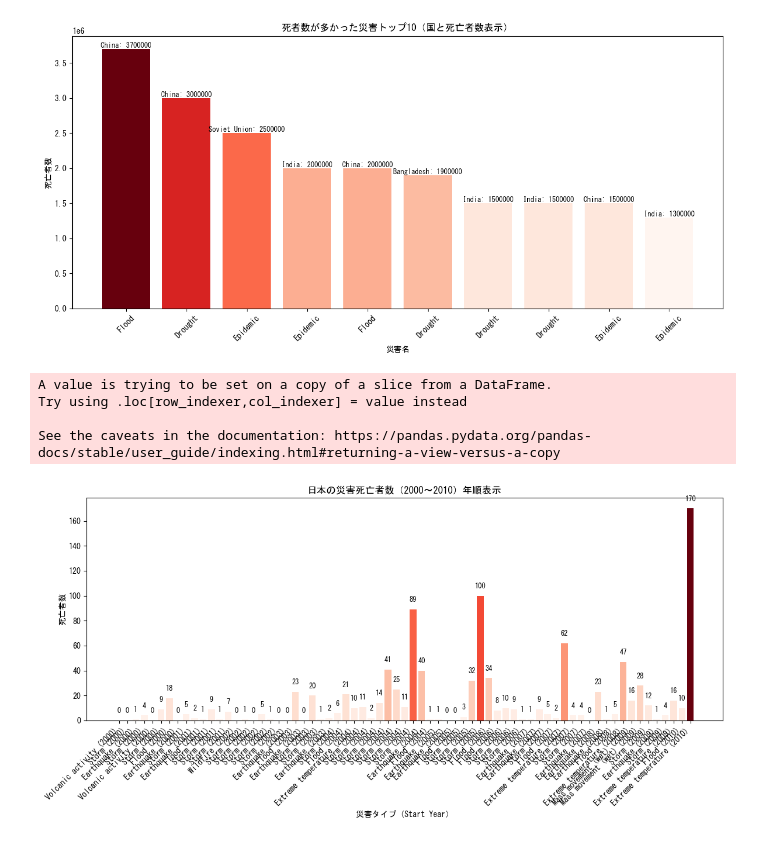
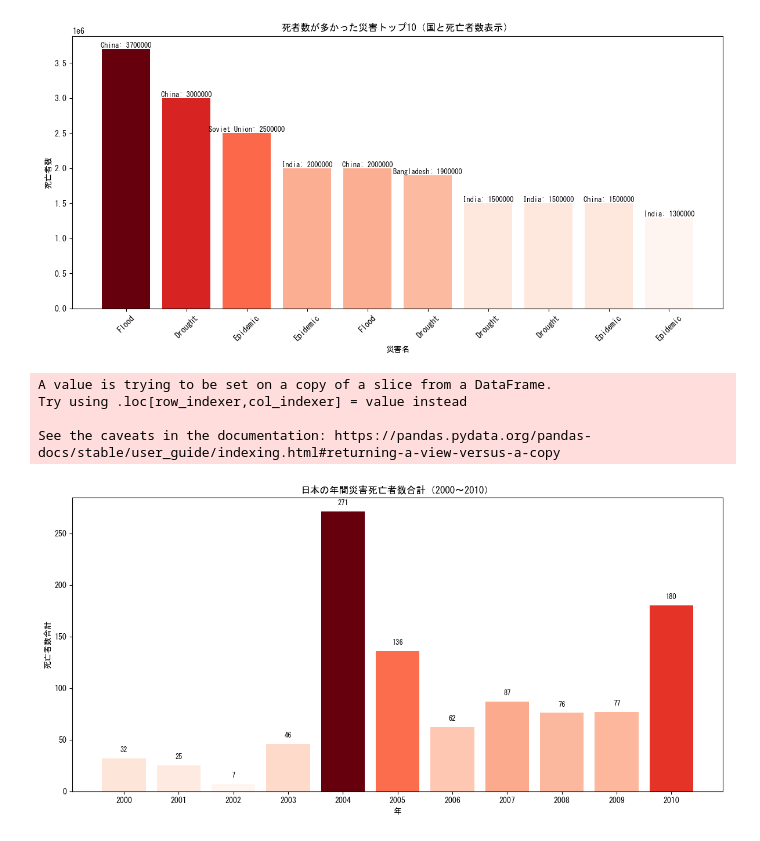
Before and after one commit to awano-kakeru/me, a Jupyter notebook: Week10/disaster challenge part 2.ipynb, the cells around one changed output. Drawn from its saved outputs; the diff is of its cells as text; code cells hidden in the pictures.

```diff
--- a/Week10/disaster challenge part 2.ipynb
+++ b/Week10/disaster challenge part 2.ipynb
@@ -206,67 +231,67 @@ import pandas as pd
 import matplotlib.pyplot as plt
 import matplotlib.colors as mcolors
 
-plt.rcParams['font.family'] = 'MS Gothic'
+plt.rcParams['font.family'] = 'MS Gothic'  # 日本語フォント
 
-def plot_japan_deaths_by_start_year(csv_file, start_year, end_year):
+def plot_japan_yearly_total_deaths(csv_file, start_year, end_year):
     """
-    日本の特定年範囲の災害死亡者数を Start Year 順で可視化
-    NaNは0として扱う
+    日本の年ごとの総死亡者数を1本の棒として表示。
+    start_year 〜 end_year の年数分だけ棒を表示する。
     """
     df = pd.read_csv(csv_file)
 
-    # 日本に絞り、年範囲でフィルタ
-    df_jpn = df[(df['ISO'] == 'JPN') & (df['Start Year'] >= start_year) & (df['Start Year'] <= end_year)]
+    # 日本に絞る
+    df_jpn = df[(df["ISO"] == "JPN") &
+                (df["Start Year"] >= start_year) &
+                (df["Start Year"] <= end_year)]
 
-    if df_jpn.empty:
-        print(f"{start_year}～{end_year}の日本の災害データが見つかりません")
-        return
+    # Total Deaths の NaN を 0 に
+    df_jpn["Total Deaths"] = df_jpn["Total Deaths"].fillna(0)
 
-    # Total Deaths の NaN を 0 に置換
-    df_jpn['Total Deaths'] = df_jpn['Total Deaths'].fillna(0)
+    # 年ごとに合計
+    year_sum = df_jpn.groupby("Start Year")["Total Deaths"].sum()
 
-    # Start Year順でソート
-    df_jpn_sorted = df_jpn.sort_values("Start Year")
+    # 抜けている年は0にする
+    all_years = pd.Series(index=range(start_year, end_year+1), dtype=float)
+    year_sum = all_years.fillna(0).add(year_sum, fill_value=0)
 
-    # 赤のグラデーションカラー
-    norm = mcolors.Normalize(vmin=df_jpn_sorted["Total Deaths"].min(), vmax=df_jpn_sorted["Total Deaths"].max())
+    # 赤のグラデーション
+    norm = mcolors.Normalize(vmin=year_sum.min(), vmax=year_sum.max())
     cmap = plt.cm.Reds
-    colors = [cmap(norm(val)) for val in df_jpn_sorted["Total Deaths"]]
+    colors = [cmap(norm(val)) for val in year_sum]
 
-    plt.figure(figsize=(12,6))
+    plt.figure(figsize=(12, 6))
     bars = plt.bar(
-        range(len(df_jpn_sorted)),
-        df_jpn_sorted["Total Deaths"],
+        year_sum.index,
+        year_sum.values,
         color=colors
     )
 
-    # 棒の上に死亡者数を表示
-    for bar, deaths in zip(bars, df_jpn_sorted["Total Deaths"]):
+    # 棒の上に死亡者数ラベル
+    for bar, deaths in zip(bars, year_sum.values):
         plt.text(
             bar.get_x() + bar.get_width()/2,
             bar.get_height() + 5,
             f"{int(deaths)}",
             ha='center',
             va='bottom',
             fontsize=9
         )
 
-    # X軸ラベルに災害タイプと Start Year を表示
-    labels = [f"{row['Disaster Type']} ({int(row['Start Year'])})" for _, row in df_jpn_sorted.iterrows()]
-    plt.xticks(range(len(labels)), labels, rotation=45, ha='right')
-
-    plt.title(f"日本の災害死亡者数（{start_year}～{end_year}）年順表示")
-    plt.xlabel("災害タイプ（Start Year）")
-    plt.ylabel("死亡者数")
+    plt.title(f"日本の年間災害死亡者数合計（{start_year}〜{end_year}）")
+    plt.xlabel("年")
+    plt.ylabel("死亡者数合計")
+    plt.xticks(range(start_year, end_year+1))
     plt.tight_layout()
     plt.show()
 
+
 # 使用例
 csv_file = "emdat.csv"
-plot_japan_deaths_by_start_year(csv_file, 2000, 2010)
+plot_japan_yearly_total_deaths(csv_file, 2000, 2010)
 # %% [output]
 A value is trying to be set on a copy of a slice from a DataFrame.
 Try using .loc[row_indexer,col_indexer] = value instead
 
 See the caveats in the documentation: https://pandas.pydata.org/pandas-docs/stable/user_guide/indexing.html#returning-a-view-versus-a-copy
-[figure, old version]
+[figure, new version]
```
Also changed, not shown: parts of 8 cells of this notebook, 1 other file.
